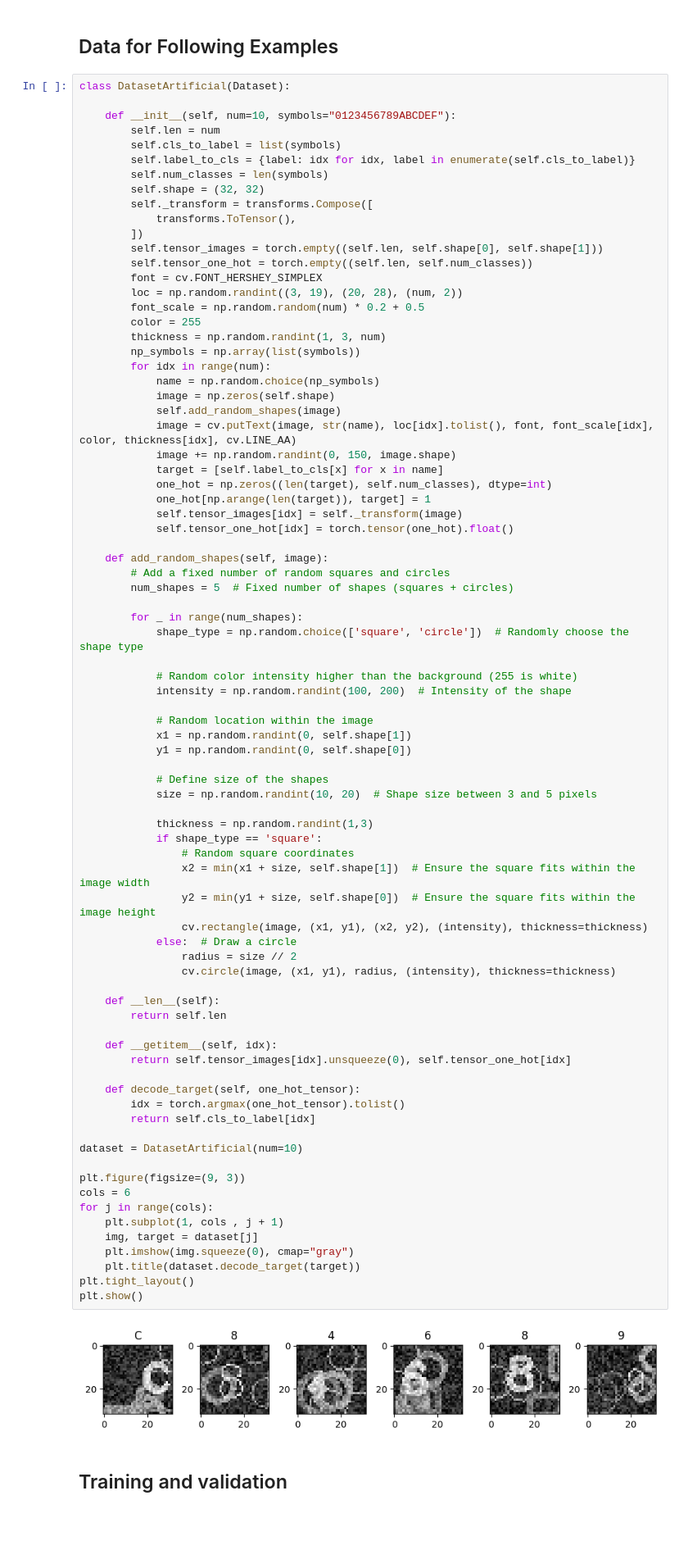
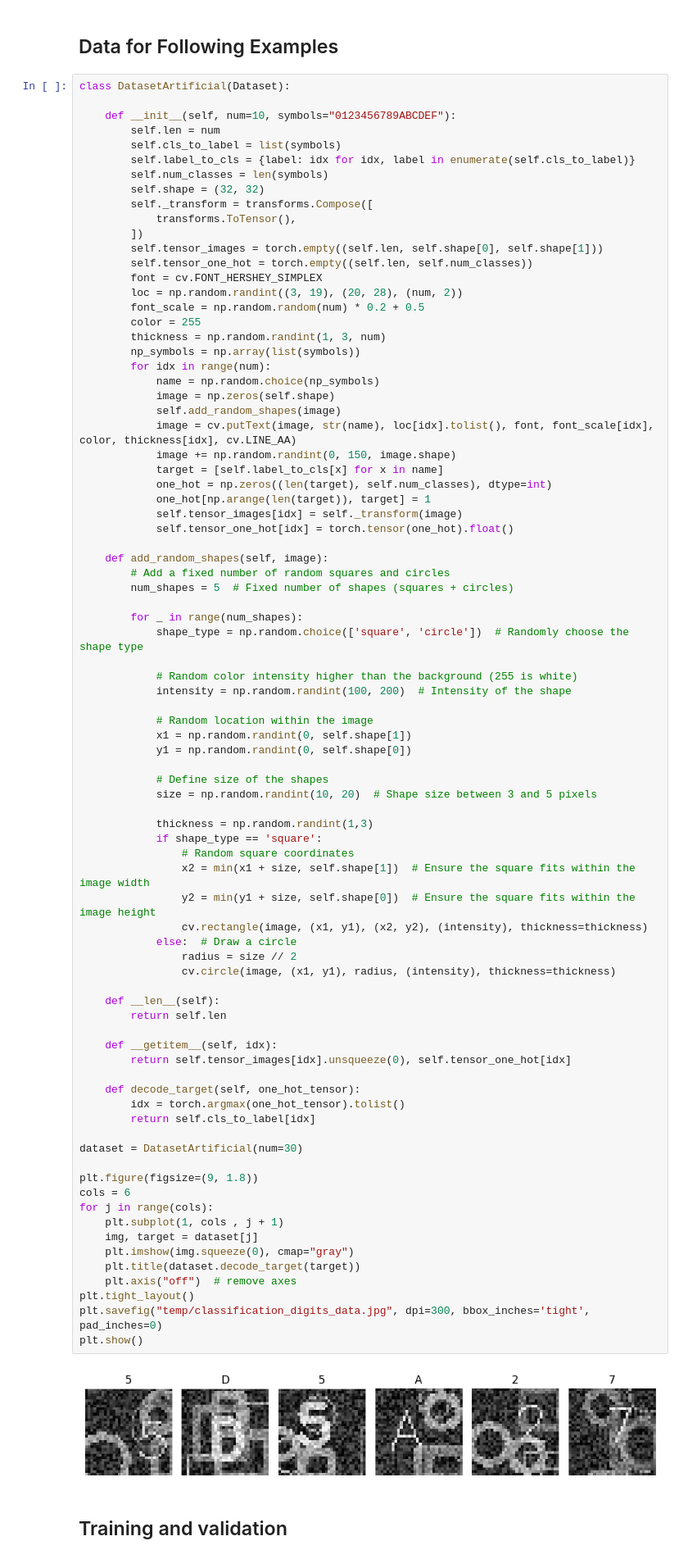
Before and after one commit to CVUT-FS-12110/pytorch-intro, a Jupyter notebook: resources/convolution.ipynb, the cells around one changed output. Shown at 82% size. Drawn from its saved outputs; the diff is of its cells as text; blank space fills up the shorter version.

```diff
--- a/resources/convolution.ipynb
+++ b/resources/convolution.ipynb
@@ -79,36 +79,38 @@ class DatasetArtificial(Dataset):
             thickness = np.random.randint(1,3)
             if shape_type == 'square':
                 # Random square coordinates
                 x2 = min(x1 + size, self.shape[1])  # Ensure the square fits within the image width
                 y2 = min(y1 + size, self.shape[0])  # Ensure the square fits within the image height
                 cv.rectangle(image, (x1, y1), (x2, y2), (intensity), thickness=thickness)
             else:  # Draw a circle
                 radius = size // 2
                 cv.circle(image, (x1, y1), radius, (intensity), thickness=thickness)
 
     def __len__(self):
         return self.len
 
     def __getitem__(self, idx):
         return self.tensor_images[idx].unsqueeze(0), self.tensor_one_hot[idx]
 
     def decode_target(self, one_hot_tensor):
         idx = torch.argmax(one_hot_tensor).tolist()
         return self.cls_to_label[idx]
 
-dataset = DatasetArtificial(num=10)
+dataset = DatasetArtificial(num=30)
 
-plt.figure(figsize=(9, 3))
+plt.figure(figsize=(9, 1.8))
 cols = 6
 for j in range(cols):
     plt.subplot(1, cols , j + 1)
     img, target = dataset[j]
     plt.imshow(img.squeeze(0), cmap="gray")
     plt.title(dataset.decode_target(target))
+    plt.axis("off")  # remove axes
 plt.tight_layout()
+plt.savefig("temp/classification_digits_data.jpg", dpi=300, bbox_inches='tight', pad_inches=0)
 plt.show()
 # %% [output]
-[figure, old version]
+[figure, new version]
 # %% [markdown]
 ## Training and validation
 # %%
```
Also changed, not shown: parts of 8 cells of this notebook, 3 other files.
